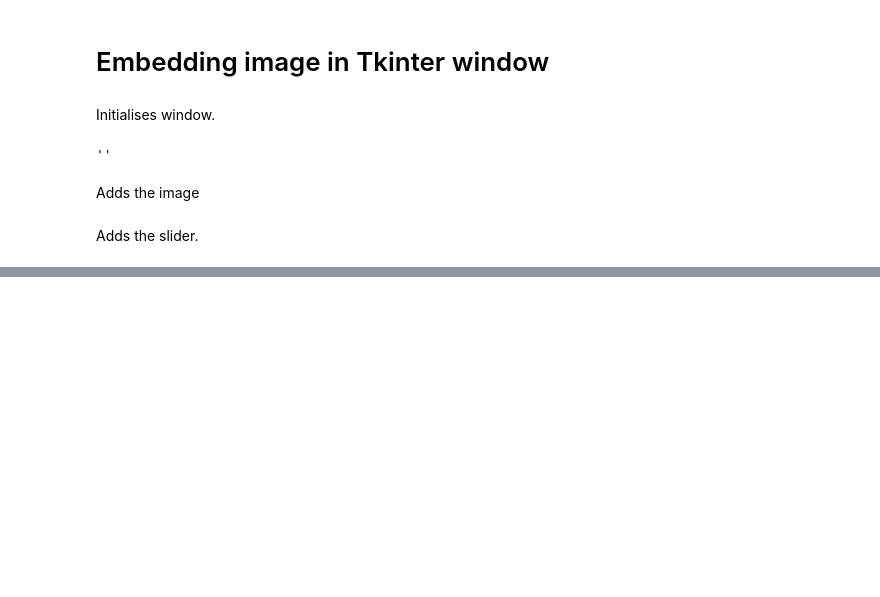
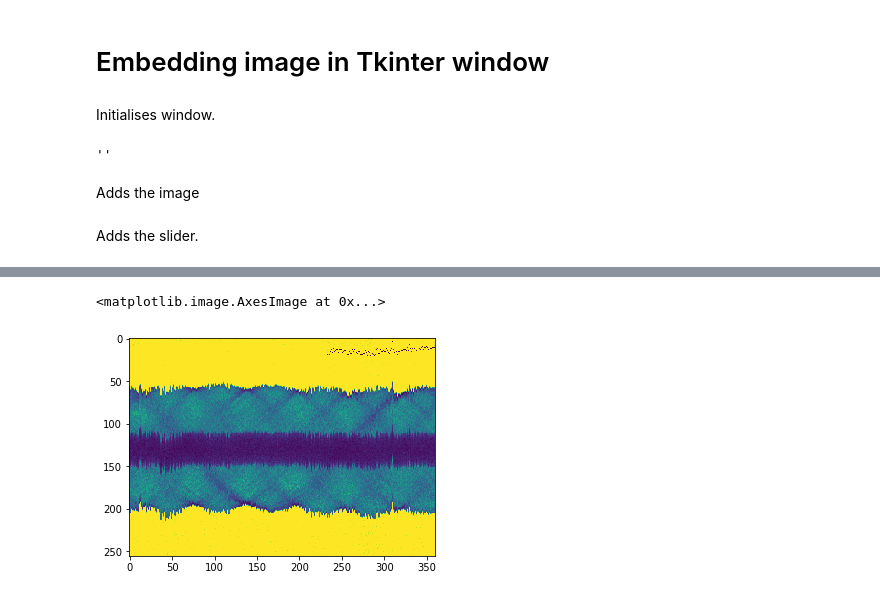
Before and after one commit to abdrysdale/ct-xray-project, a Jupyter notebook: CT Image Reconstruction.ipynb, the cells around one changed output, grey strips where cells are left out. Cells and saved outputs as stored; diff of their text form; code cells hidden in the pictures; blank space fills up the shorter version.

```diff
--- a/CT Image Reconstruction.ipynb
+++ b/CT Image Reconstruction.ipynb
@@ -216,0 +226,35 @@ window.mainloop()
+# %%
+def sym_line(line):
+
+    #Defines initial variables
+    roll_range = 20
+
+    #Gets midpoint of line
+    L = len(line)
+    mp = int(L/2)
+
+    #Creates comparison array
+    diff_ary = np.zeros(2*roll_range+1)
+
+    for i in range(0,len(diff_ary)):
+
+        #Duplicates line to preserve original line
+        test = np.roll(line,i-roll_range)
+
+        #Finds differance
+        diff_ary[i] = np.mean(np.abs(np.flip(test[0:mp]) - test[mp:L]))
+
+    #Finds minimum difference
+    roll_val = np.argmin(diff_ary) - roll_range
+
+    return roll_val
+# %%
+correct_sino = np.zeros((256,360))
+for i in range(0,360):
+
+    correct_sino[:,i] = np.roll(sinogram[:,i],sym_line(sinogram[:,i]))
+
+plt.imshow(correct_sino)
+# %% [output]
+<matplotlib.image.AxesImage at 0x...>
+[figure, added]
```
Also changed, not shown: parts of 38 cells of this notebook, 2 other files.
